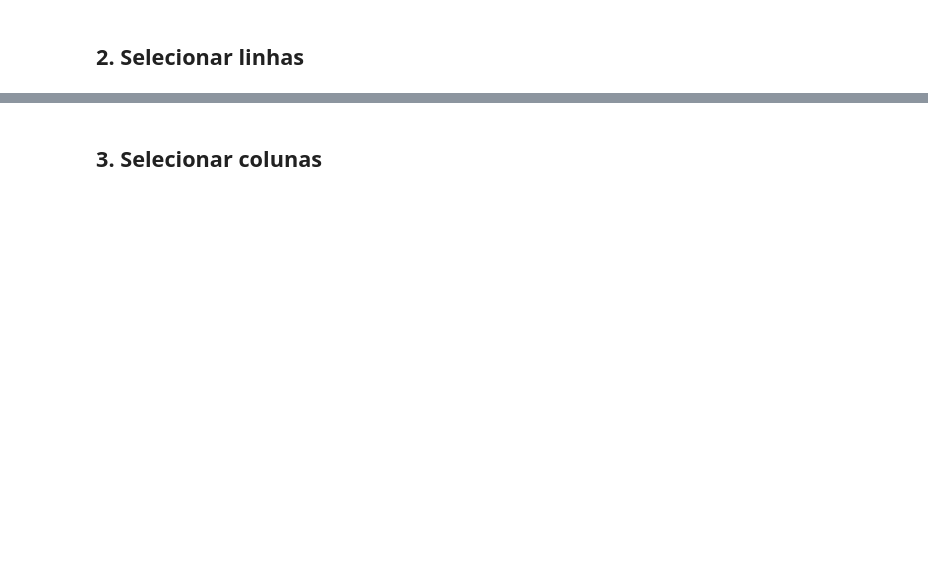
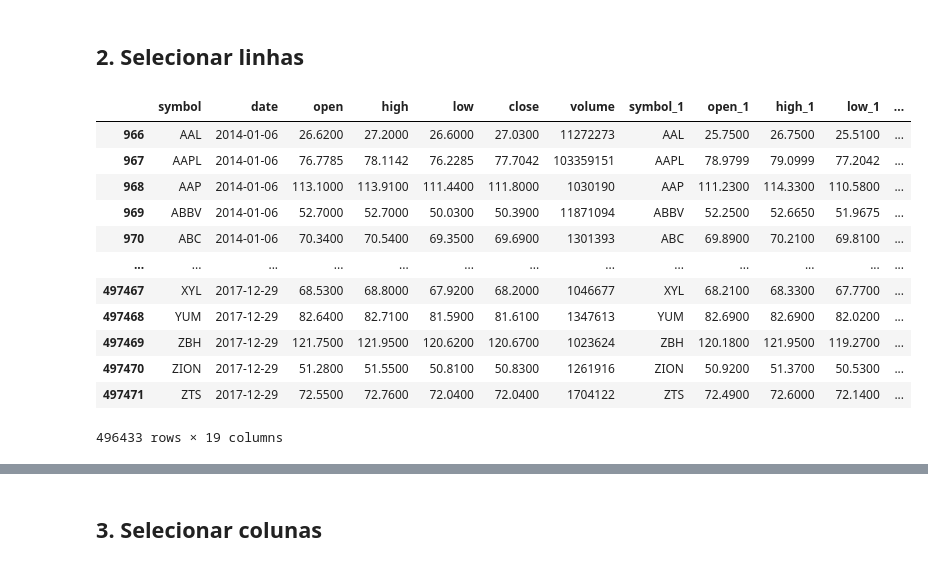
Before and after one commit to filipeclduarte/tutorial_julia_python_r, a Jupyter notebook: Python.ipynb, the cells around one changed output, grey strips where cells are left out. Drawn from its saved outputs; the diff is of its cells as text; code cells hidden in the pictures; blank space fills up the shorter version.

```diff
--- a/Python.ipynb
+++ b/Python.ipynb
@@ -34,5 +51,21 @@ sp500.head(10)
 # %% [markdown]
 ## 2. Selecionar linhas
+# %%
+sp500
+# %% [output]
+|  | symbol | date | open | high | low | close | volume | symbol_1 | open_1 | high_1 | low_1 | ... |
+| 966 | AAL | 2014-01-06 | 26.6200 | 27.2000 | 26.6000 | 27.0300 | 11272273 | AAL | 25.7500 | 26.7500 | 25.5100 | ... |
+| 967 | AAPL | 2014-01-06 | 76.7785 | 78.1142 | 76.2285 | 77.7042 | 103359151 | AAPL | 78.9799 | 79.0999 | 77.2042 | ... |
+| 968 | AAP | 2014-01-06 | 113.1000 | 113.9100 | 111.4400 | 111.8000 | 1030190 | AAP | 111.2300 | 114.3300 | 110.5800 | ... |
+| 969 | ABBV | 2014-01-06 | 52.7000 | 52.7000 | 50.0300 | 50.3900 | 11871094 | ABBV | 52.2500 | 52.6650 | 51.9675 | ... |
+| 970 | ABC | 2014-01-06 | 70.3400 | 70.5400 | 69.3500 | 69.6900 | 1301393 | ABC | 69.8900 | 70.2100 | 69.8100 | ... |
+| ... | ... | ... | ... | ... | ... | ... | ... | ... | ... | ... | ... | ... |
+| 497467 | XYL | 2017-12-29 | 68.5300 | 68.8000 | 67.9200 | 68.2000 | 1046677 | XYL | 68.2100 | 68.3300 | 67.7700 | ... |
+| 497468 | YUM | 2017-12-29 | 82.6400 | 82.7100 | 81.5900 | 81.6100 | 1347613 | YUM | 82.6900 | 82.6900 | 82.0200 | ... |
+| 497469 | ZBH | 2017-12-29 | 121.7500 | 121.9500 | 120.6200 | 120.6700 | 1023624 | ZBH | 120.1800 | 121.9500 | 119.2700 | ... |
+| 497470 | ZION | 2017-12-29 | 51.2800 | 51.5500 | 50.8100 | 50.8300 | 1261916 | ZION | 50.9200 | 51.3700 | 50.5300 | ... |
+| 497471 | ZTS | 2017-12-29 | 72.5500 | 72.7600 | 72.0400 | 72.0400 | 1704122 | ZTS | 72.4900 | 72.6000 | 72.1400 | ... |
+496433 rows × 19 columns
 # %%
 ## selecionando as linhas 1, 10 e 100
 sp500.iloc[[0, 9, 99]]
```
Also changed, not shown: parts of 12 cells of this notebook, 7 other files.
